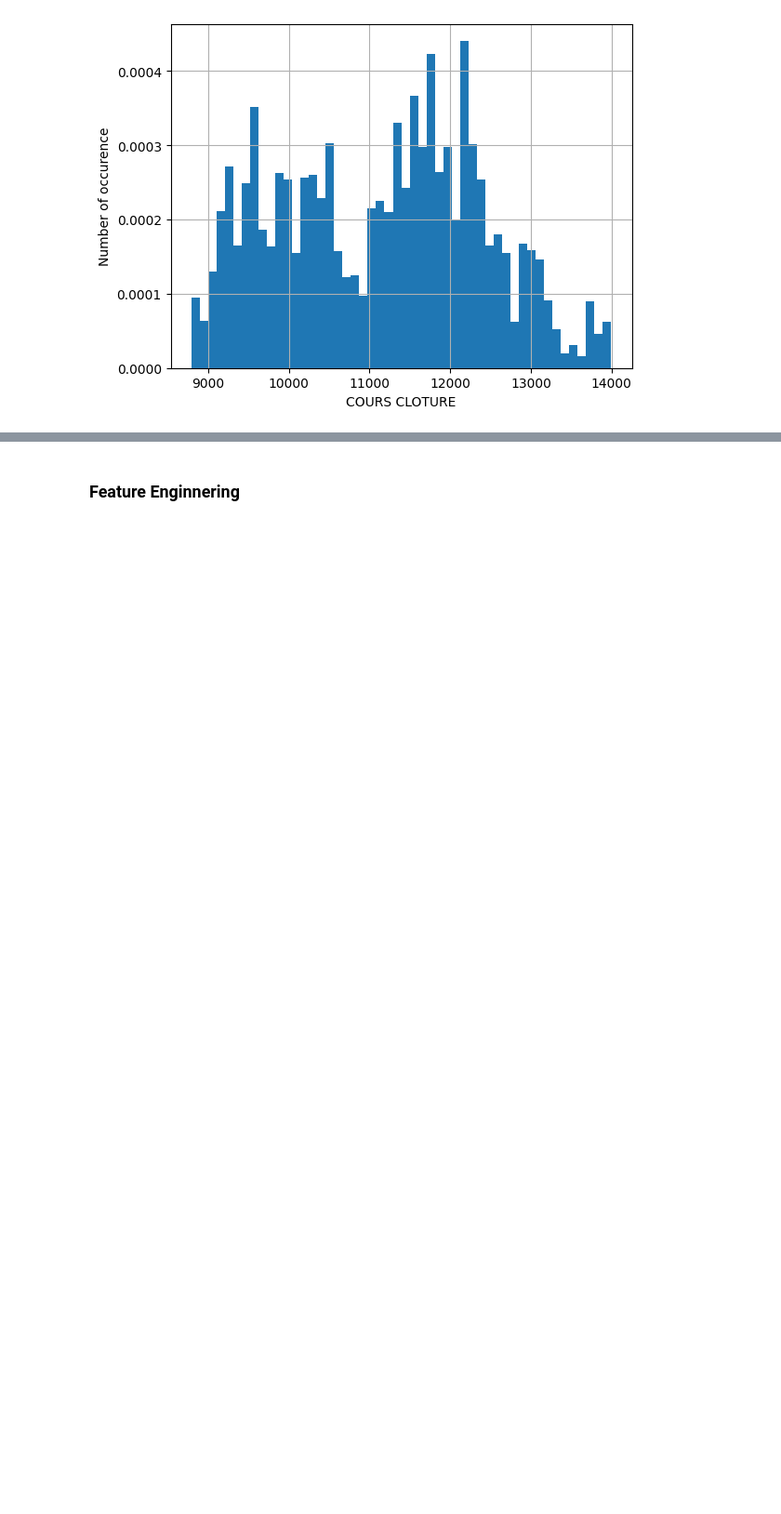
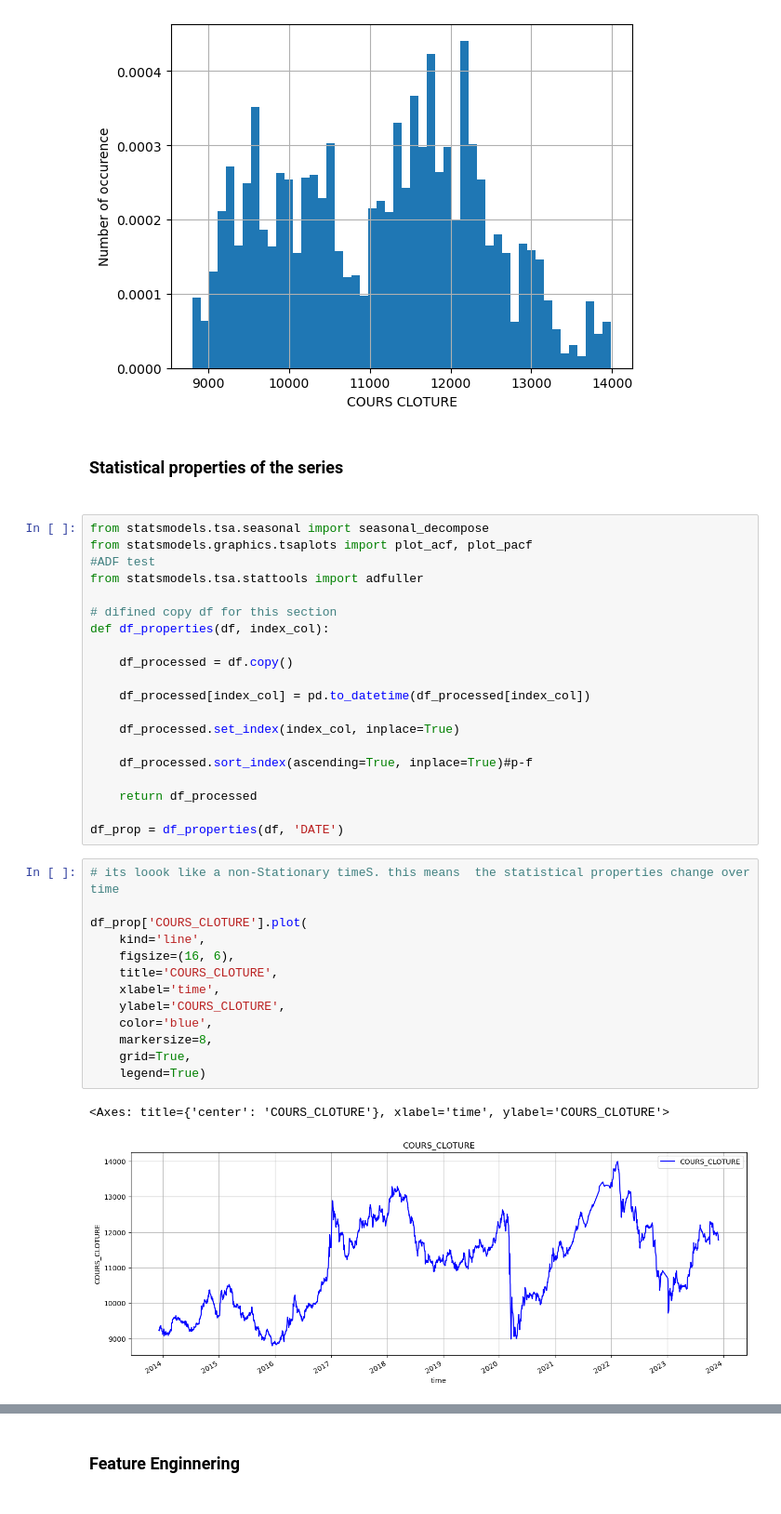
Before and after one commit to elfailali/Moroccan-all-shares-index-forcasting, a Jupyter notebook: notebooks/preprocessing.ipynb, the cells around one changed output, grey strips where cells are left out. Shown at 93% size. Saved outputs shown, nothing was run; the diff lists cells and outputs as text; blank space fills up the shorter version.

Commit message:
add statistical prop section to the notebook-V1

```diff
--- a/notebooks/preprocessing.ipynb
+++ b/notebooks/preprocessing.ipynb
@@ -77,3 +63,42 @@ plt.xlabel('COURS CLOTURE')
 plt.show()
 # %% [output]
 [figure]
+# %% [markdown]
+<h3 class="alert alert-info">
+Statistical properties of the series<h3>
+# %%
+from statsmodels.tsa.seasonal import seasonal_decompose
+from statsmodels.graphics.tsaplots import plot_acf, plot_pacf
+#ADF test
+from statsmodels.tsa.stattools import adfuller
+
+# difined copy df for this section
+def df_properties(df, index_col):
+
+    df_processed = df.copy()
+
+    df_processed[index_col] = pd.to_datetime(df_processed[index_col])
+
+    df_processed.set_index(index_col, inplace=True)
+
+    df_processed.sort_index(ascending=True, inplace=True)#p-f
+
+    return df_processed
+
+df_prop = df_properties(df, 'DATE')
+# %%
+# its loook like a non-Stationary timeS. this means  the statistical properties change over time
+
+df_prop['COURS_CLOTURE'].plot(
+    kind='line',
+    figsize=(16, 6),
+    title='COURS_CLOTURE',
+    xlabel='time',
+    ylabel='COURS_CLOTURE',
+    color='blue',
+    markersize=8,
+    grid=True,
+    legend=True)
+# %% [output]
+<Axes: title={'center': 'COURS_CLOTURE'}, xlabel='time', ylabel='COURS_CLOTURE'>
+[figure, added]
```
Also changed, not shown: parts of 41 cells of this notebook, 1 other file.
